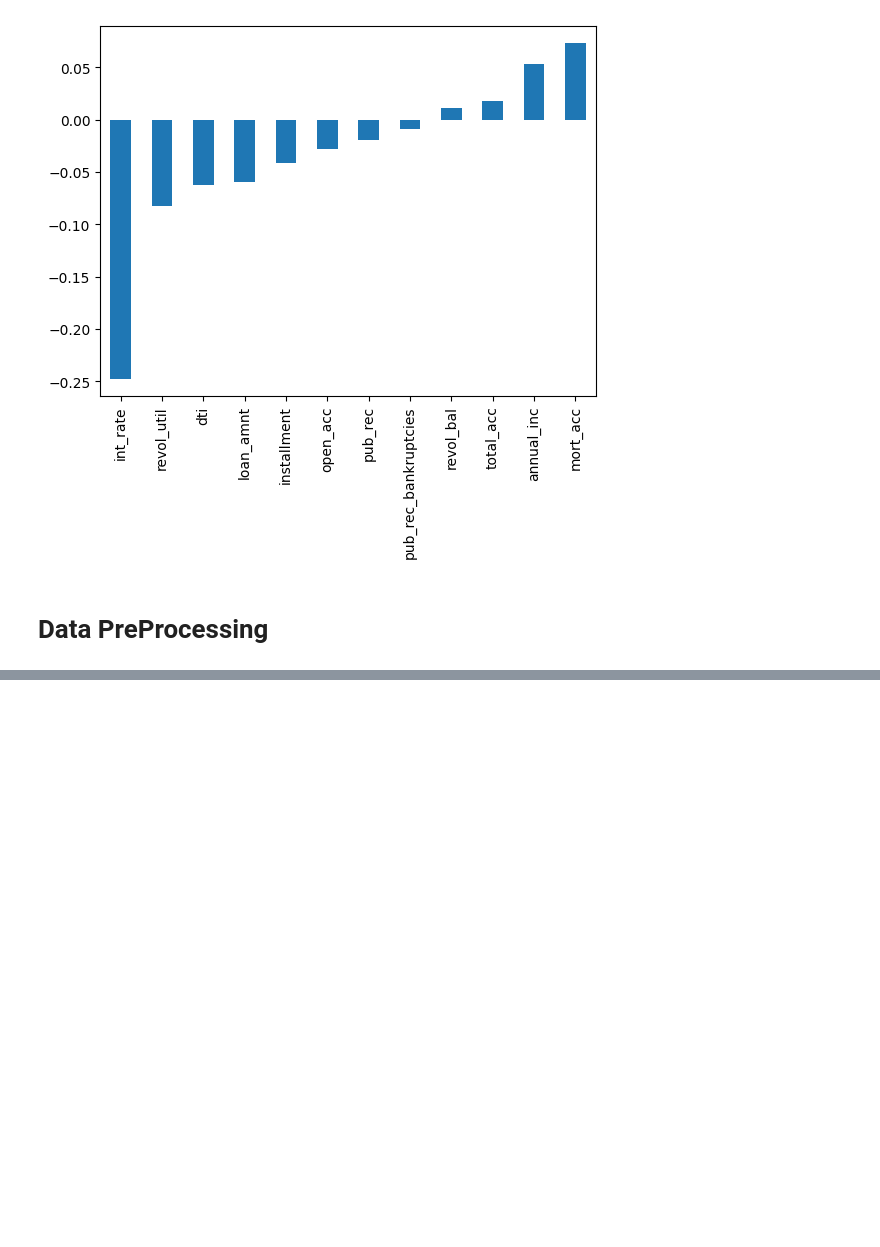
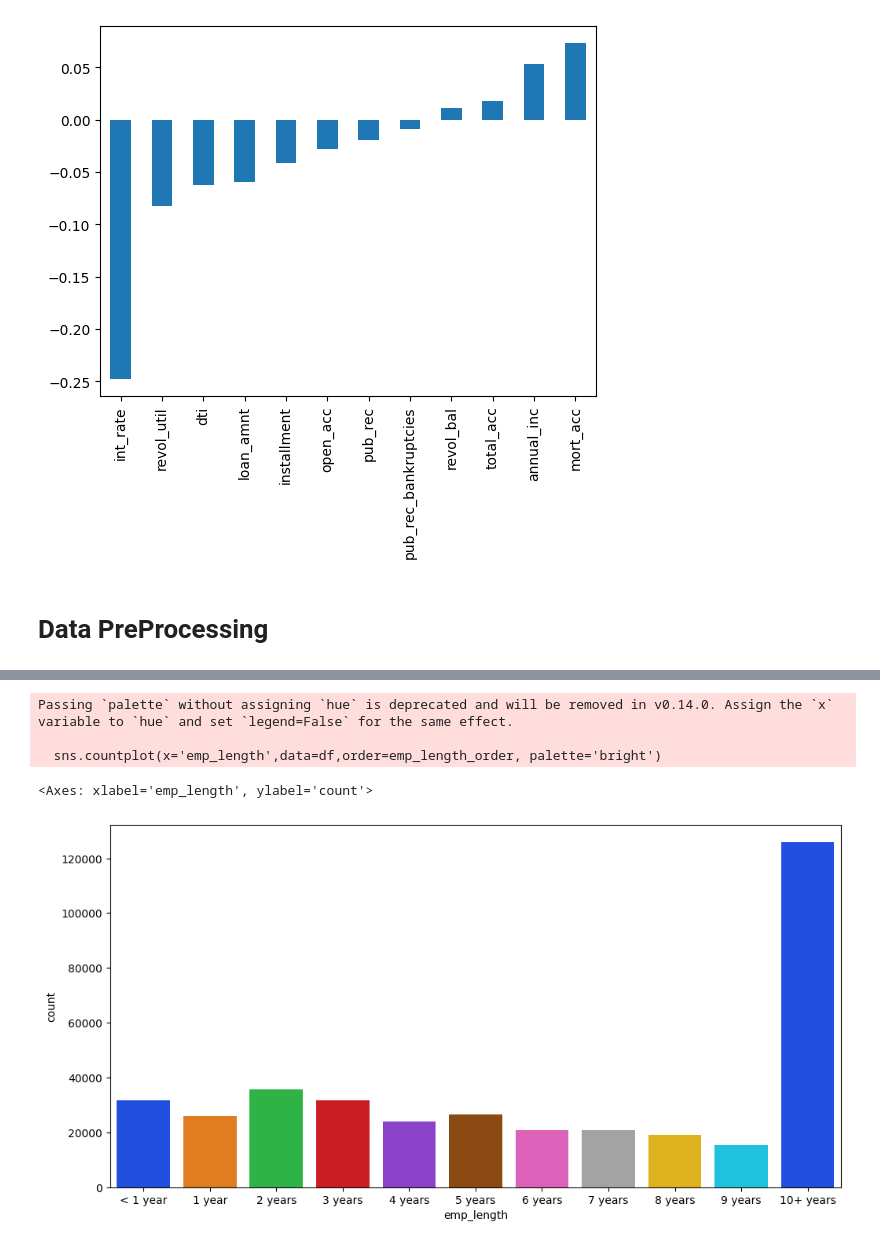
Before and after one commit to MdMahamudulHasan/ML-AI_99DaysWithCPC, a Jupyter notebook: Deep Learning/TensorFlow Basics/Keras_API_Project.ipynb, the cells around one changed output, grey strips where cells are left out. Cells and saved outputs as stored; diff of their text form; code cells hidden in the pictures; blank space fills up the shorter version.

```diff
--- a/Deep Learning/TensorFlow Basics/Keras_API_Project.ipynb
+++ b/Deep Learning/TensorFlow Basics/Keras_API_Project.ipynb
@@ -191,0 +257,2 @@ numeric_df.corr()['loan_repaid'].sort_values().drop('loan_repaid').plot(kind='ba
+# %%
+df.drop('emp_title', axis=1, inplace=True)
@@ -191,0 +273,22 @@ numeric_df.corr()['loan_repaid'].sort_values().drop('loan_repaid').plot(kind='ba
+# %%
+emp_length_order = [ '< 1 year',
+                      '1 year',
+                     '2 years',
+                     '3 years',
+                     '4 years',
+                     '5 years',
+                     '6 years',
+                     '7 years',
+                     '8 years',
+                     '9 years',
+                     '10+ years']
+# %%
+plt.figure(figsize=(12,6))
+
+sns.countplot(x='emp_length',data=df,order=emp_length_order, palette='bright')
+# %% [output]
+Passing `palette` without assigning `hue` is deprecated and will be removed in v0.14.0. Assign the `x` variable to `hue` and set `legend=False` for the same effect.
+
+  sns.countplot(x='emp_length',data=df,order=emp_length_order, palette='bright')
+<Axes: xlabel='emp_length', ylabel='count'>
+[figure, added]
```
Also changed, not shown: parts of 54 cells of this notebook.
